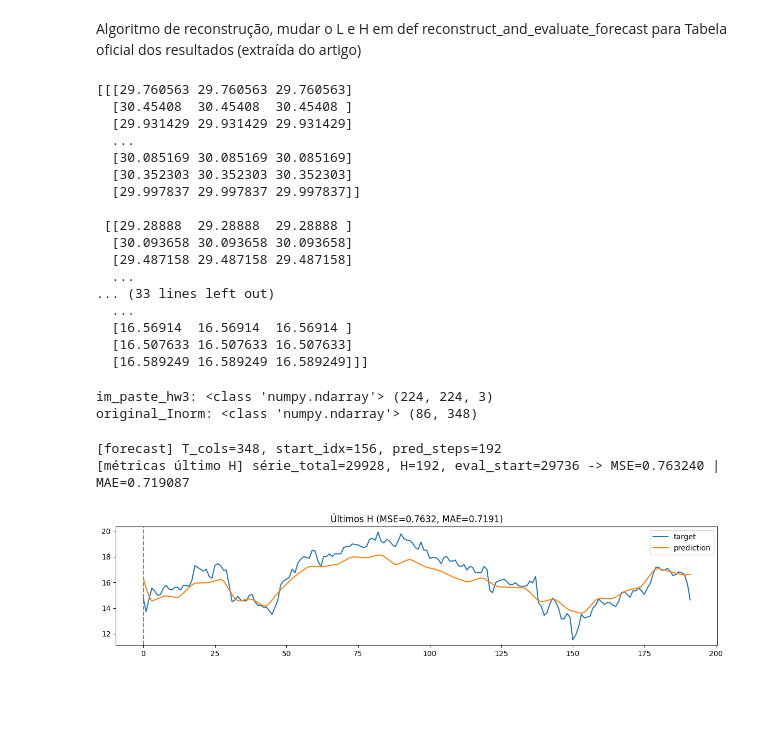
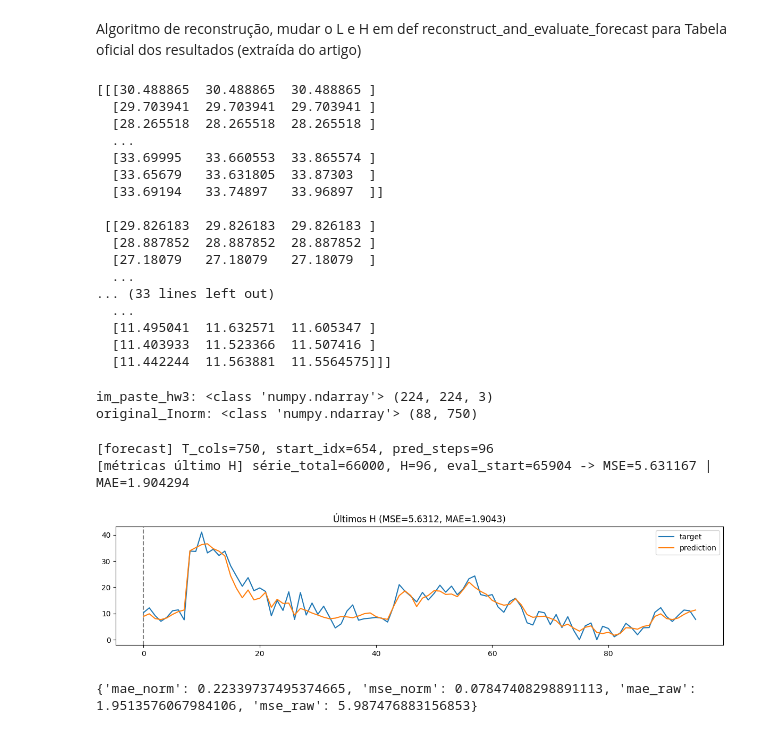
Before and after one commit to Lucas-Monteiro-Henriques/Implement_VISIONTS, a Jupyter notebook: MAE.ipynb, the cells around one changed output. Cells and saved outputs as stored; diff of their text form; code cells hidden in the pictures; blank space fills up the shorter version.

```diff
--- a/MAE.ipynb
+++ b/MAE.ipynb
@@ -62,13 +62,14 @@ Implementação do Algoritmo de transformação das séries temporais 1D para 2D
 df = pd.read_csv("https://github.com/zhouhaoyi/ETDataset/raw/main/ETT-small/ETTm1.csv")
 
 
-serie = df["OT"].values[:30000]
+serie = df["OT"].values[:66000]
 
 acf_vals = acf(serie, nlags=min(500, len(serie)//2), fft=True)
 
 lags = np.arange(1, len(acf_vals))
 acf_sem_lag0 = acf_vals[1:]
 peaks, _ = find_peaks(acf_sem_lag0, height=0.1)
+P = 96
 
 if len(peaks) == 0:
     P = 1
@@ -233,7 +234,7 @@ def prepare_model(chkpt_dir, arch='mae_vit_large_patch16'):
     print(msg)
     return model
 
-def run_one_image_from_aligned_image(Igray_resized_3ch, model, L=96, H=192, c=0.4):
+def run_one_image_from_aligned_image(Igray_resized_3ch, model, L=96, H=96, c=0.4):
     """
     Igray_resized_3ch: imagem com 3 canais (já alinhada), shape (H, W, 3), valores já normalizados
     model: modelo MAE do repo da Meta (Vit-base etc)
@@ -255,16 +256,16 @@ def run_one_image_from_aligned_image(Igray_resized_3ch, model, L=96, H=192, c=0.
     N = num_patches_row
     n = int(np.floor(c * N * L / (L + H)))                # número de colunas visíveis
 
-    # Criar máscara: 0 = visível (esquerda), 1 = mascarado (direita)
-    mask = torch.ones(num_patches, device=x.device)
+    # 0 = visível (esquerda), 1 = mascarado (direita)
+    mask = torch.zeros(N*N, device=x.device)
+
     for row in range(N):
         for col in range(N):
-            idx = col * N + row  # column-major
-            if row >= 15 - n :      # as primeiras colunas serão mascaradas
-                mask[idx] = 1  # mascarado
-            else:
-                mask[idx] = 0
-    mask = mask.unsqueeze(0)  # [1, num_patches]
+            idx = row * N + col            # ROW-MAJOR (alinha com ViT)
+            mask[idx] = 1.0 if col >= N - n else 0.0   # mascara colunas da direita
+
+    mask = mask.unsqueeze(0)  # [1, N*N]
+    print(mask.view(N, N)) # [1, num_patches]
    # 90º anti-horário
     print(mask.view(N, N))
     mask = mask.reshape(1, N * N)
@@ -380,32 +383,32 @@ Tabela oficial dos resultados (extraída do artigo)
 # -----------------------------------------------------------
 #
 # %%
-reconstrucao = imagem_correta.numpy() * desvio_padrao/r + mean
+reconstrucao = imagem_correta.numpy() * desvio_padrao/0.4 + mean
 print(reconstrucao)
 # %% [output]
-[[[29.760563 29.760563 29.760563]
-  [30.45408  30.45408  30.45408 ]
-  [29.931429 29.931429 29.931429]
+[[[30.488865  30.488865  30.488865 ]
+  [29.703941  29.703941  29.703941 ]
+  [28.265518  28.265518  28.265518 ]
   ...
-  [30.085169 30.085169 30.085169]
-  [30.352303 30.352303 30.352303]
-  [29.997837 29.997837 29.997837]]
+  [33.69995   33.660553  33.865574 ]
+  [33.65679   33.631805  33.87303  ]
+  [33.69194   33.74897   33.96897  ]]
 
- [[29.28888  29.28888  29.28888 ]
-  [30.093658 30.093658 30.093658]
-  [29.487158 29.487158 29.487158]
+ [[29.826183  29.826183  29.826183 ]
+  [28.887852  28.887852  28.887852 ]
+  [27.18079   27.18079   27.18079  ]
   ...
 ... (33 lines left out)
   ...
-  [16.56914  16.56914  16.56914 ]
-  [16.507633 16.507633 16.507633]
-  [16.589249 16.589249 16.589249]]]
+  [11.495041  11.632571  11.605347 ]
+  [11.403933  11.523366  11.507416 ]
+  [11.442244  11.563881  11.5564575]]]
 # %%
 print("im_paste_hw3:", type(reconstrucao), getattr(reconstrucao, "shape", None))
 print("original_Inorm:", type(matriz_2d), getattr(matriz_2d, "shape", None))
 # %% [output]
 im_paste_hw3: <class 'numpy.ndarray'> (224, 224, 3)
-original_Inorm: <class 'numpy.ndarray'> (86, 348)
+original_Inorm: <class 'numpy.ndarray'> (88, 750)
 # %%
 def reconstruct_and_evaluate_forecast(
     y_reconstructed, original_Inorm, L=96, H=96, start_idx=None, flatten_order='C'
@@ -461,19 +464,19 @@ def reconstruct_and_evaluate_forecast(
     return z, recon_forecast, mse, mae, y_t_lastH, y_p_lastH, eval_start
 # %%
 z, recon_fc, mse, mae, y_t_lastH, y_p_lastH, eval_start = reconstruct_and_evaluate_forecast(
-    reconstrucao, matriz_2d, H=192, flatten_order='C'
+    reconstrucao, matriz_2d, H=96, flatten_order='F'
 )
 
 # plot rápido só do trecho avaliado:
 import numpy as np, matplotlib.pyplot as plt
 x = np.arange(len(y_t_lastH))
 plt.figure(figsize=(12,3))
 plt.axvline(0, ls='--', c='gray')
 plt.plot(x, y_t_lastH, label='target')
 plt.plot(x, y_p_lastH, label='prediction')
 plt.title(f'Últimos H (MSE={mse:.4f}, MAE={mae:.4f})')
 plt.legend(); plt.tight_layout(); plt.show()
 # %% [output]
-[forecast] T_cols=348, start_idx=156, pred_steps=192
-[métricas último H] série_total=29928, H=192, eval_start=29736 -> MSE=0.763240 | MAE=0.719087
+[forecast] T_cols=750, start_idx=654, pred_steps=96
+[métricas último H] série_total=66000, H=96, eval_start=65904 -> MSE=5.631167 | MAE=1.904294
-[figure, old version]
+[figure, new version]
@@ -479,0 +666,7 @@ plt.legend(); plt.tight_layout(); plt.show()
+# %%
+# matriz_2d: np.ndarray (P,T) em escala bruta
+# reconstrucao: previsão (P,T) em escala bruta (ou imagem)
+pred_raw, res = compute_article_metrics(matriz_2d, reconstrucao, H=96, recon_mode="raw")
+print(res)  # {'mae_norm','mse_norm','mae_raw','mse_raw'}
+# %% [output]
+{'mae_norm': 0.22339737495374665, 'mse_norm': 0.07847408298891113, 'mae_raw': 1.9513576067984106, 'mse_raw': 5.987476883156853}
```
Also changed, not shown: parts of 8 cells of this notebook.
